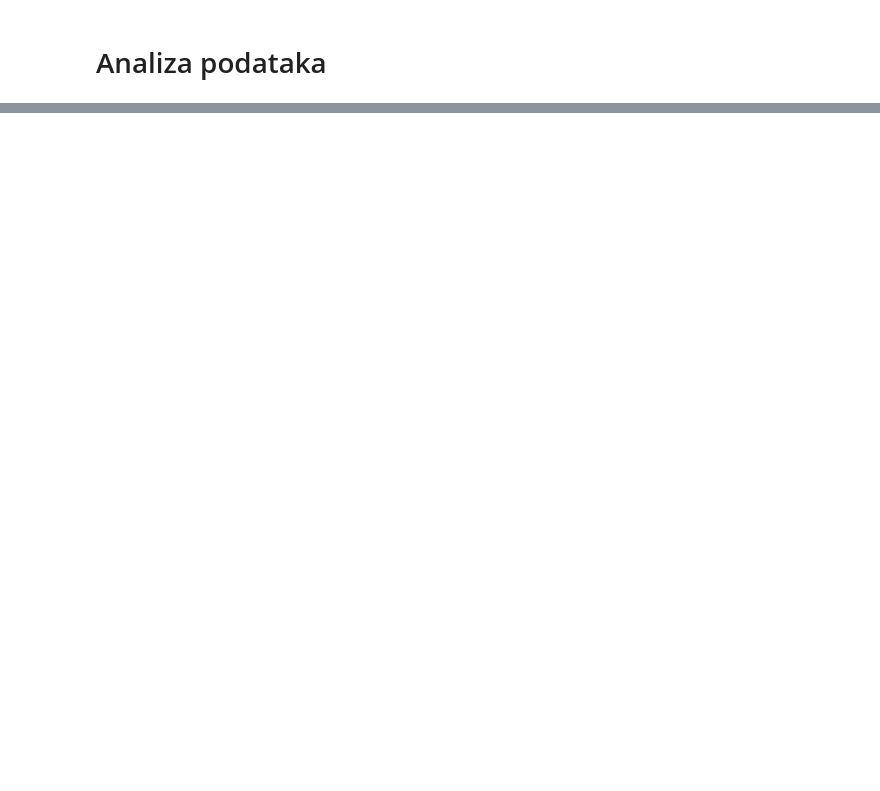
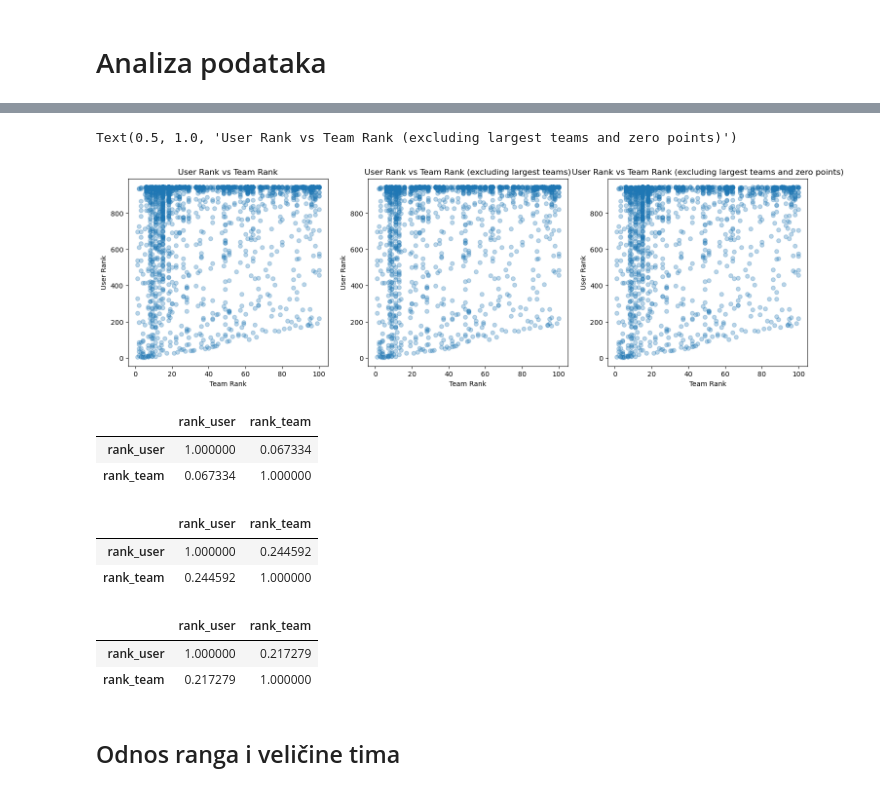
Before and after one commit to dfili/DIPRAD, a Jupyter notebook: HTB/htb_analiza.ipynb, the cells around one changed output, grey strips where cells are left out. Cells and saved outputs as stored; diff of their text form; code cells hidden in the pictures; blank space fills up the shorter version.

```diff
--- a/HTB/htb_analiza.ipynb
+++ b/HTB/htb_analiza.ipynb
@@ -258,0 +415,5 @@ user_categories_df.pivot_table(
+# %%
+df1_slim = team_members_df[["id", "name", "rank", "points", "team_id", "role"]]
+df2_slim = teams_df[["id", "name", "rank", "points"]]
+rank_statistics = df1_slim.merge(df2_slim, left_on="team_id", right_on="id", suffixes=("_user", "_team"))
+rank_statistics
@@ -258,0 +468,2 @@ user_categories_df.pivot_table(
+# %%
+rank_statistics.loc[rank_statistics["rank_user"] == 'unranked', "rank_user"] = np.nan
@@ -258,0 +485,49 @@ user_categories_df.pivot_table(
+# %%
+fig, axes = plt.subplots(1, 3, figsize=(18, 5))
+
+axes[0].scatter(rank_statistics["rank_team"], rank_statistics["rank_user"], alpha=0.3)
+axes[0].set_xlabel("Team Rank")
+axes[0].set_ylabel("User Rank")
+axes[0].set_title("User Rank vs Team Rank")
+
+# largest teams:
+# 6462    126
+# 2102    369
+# 6003    758
+rank_statistics_no_outliers = rank_statistics[~rank_statistics["id_team"].isin([6003, 2102, 6462])]
+axes[1].scatter(rank_statistics_no_outliers["rank_team"], rank_statistics_no_outliers["rank_user"], alpha=0.3)
+axes[1].set_xlabel("Team Rank")
+axes[1].set_ylabel("User Rank")
+axes[1].set_title("User Rank vs Team Rank (excluding largest teams)")
+
+rank_statistics_no_0_points = rank_statistics[rank_statistics["points_user"] > 0]
+axes[2].scatter(rank_statistics_no_0_points["rank_team"], rank_statistics_no_0_points["rank_user"], alpha=0.3)
+axes[2].set_xlabel("Team Rank")
+axes[2].set_ylabel("User Rank")
+axes[2].set_title("User Rank vs Team Rank (excluding largest teams and zero points)")
+# %% [output]
+Text(0.5, 1.0, 'User Rank vs Team Rank (excluding largest teams and zero points)')
+[figure, added]
+# %%
+rank_correlation = rank_statistics[["rank_user", "rank_team"]].corr()
+rank_correlation
+# %% [output]
+|  | rank_user | rank_team |
+| rank_user | 1.000000 | 0.067334 |
+| rank_team | 0.067334 | 1.000000 |
+# %%
+rank_correlation_no_outliers = rank_statistics_no_outliers[["rank_user", "rank_team"]].corr()
+rank_correlation_no_outliers
+# %% [output]
+|  | rank_user | rank_team |
+| rank_user | 1.000000 | 0.244592 |
+| rank_team | 0.244592 | 1.000000 |
+# %%
+rank_correlation_no_0_points = rank_statistics_no_outliers[rank_statistics_no_outliers["points_user"] > 0][["rank_user", "rank_team"]].corr()
+rank_correlation_no_0_points
+# %% [output]
+|  | rank_user | rank_team |
+| rank_user | 1.000000 | 0.217279 |
+| rank_team | 0.217279 | 1.000000 |
+# %% [markdown]
+## Odnos ranga i veličine tima
```
Also changed, not shown: parts of 69 cells of this notebook, 1 other file.
